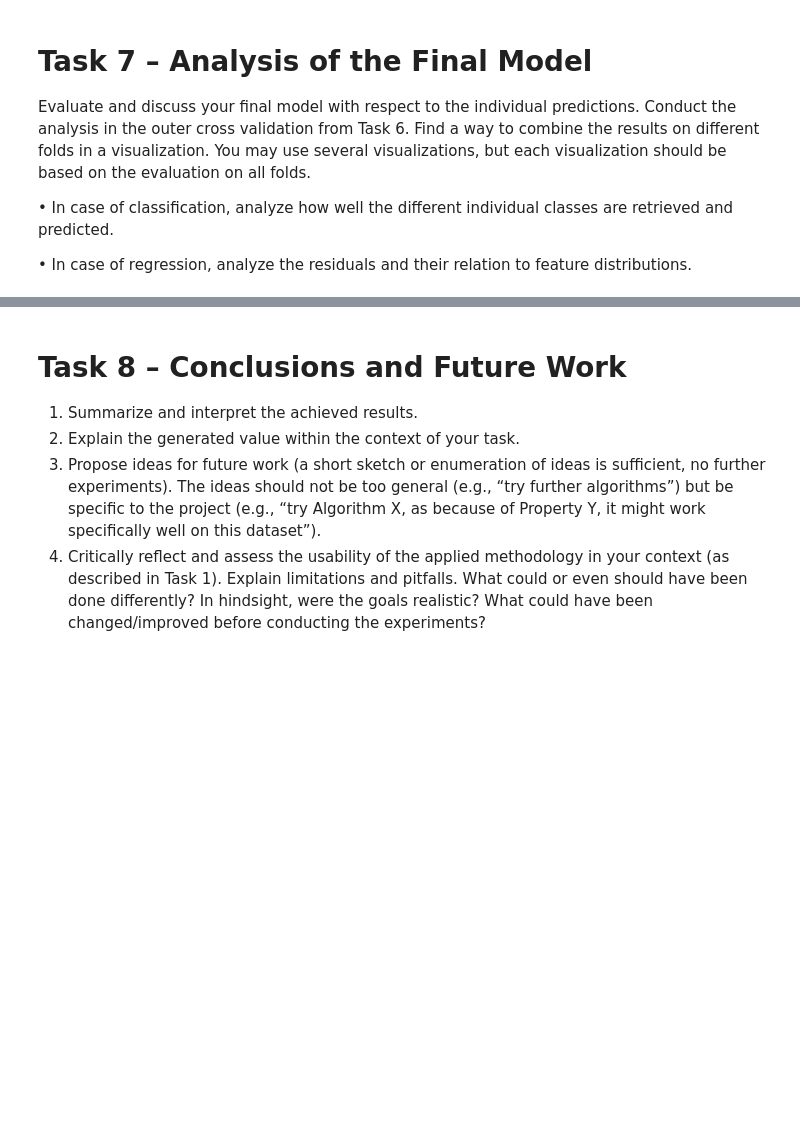
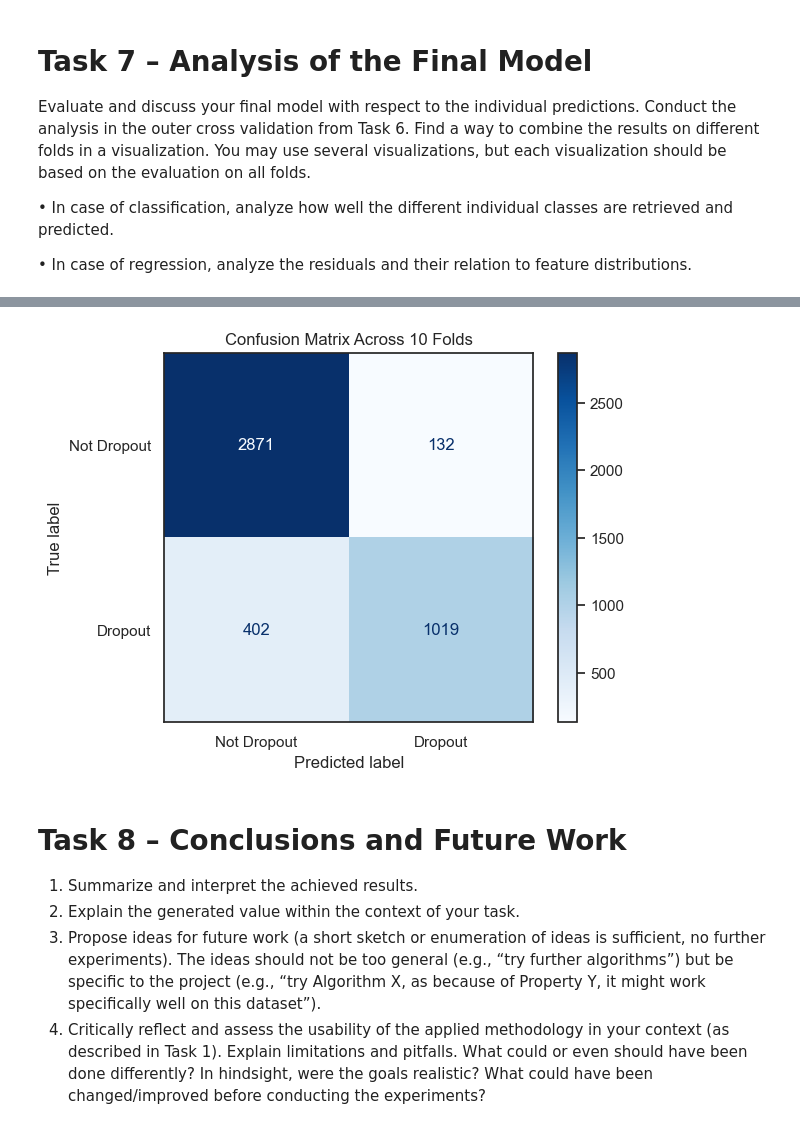
Before and after one commit to Timson1235/clouddocker, a Jupyter notebook: machine_learning/Capstone_Project/experiments.ipynb, the cells around one changed output, grey strips where cells are left out. Drawn from its saved outputs; the diff is of its cells as text; code cells hidden in the pictures; blank space fills up the shorter version.

```diff
--- a/machine_learning/Capstone_Project/experiments.ipynb
+++ b/machine_learning/Capstone_Project/experiments.ipynb
@@ -695,7 +743,7 @@ from sklearn.ensemble import RandomForestClassifier
 
 # Define the number of trees and tree depths to evaluate
 n_trees = [10, 50, 100, 200, 400]
-tree_depths = [5, 10, 15, 20]
+tree_depths = [5, 10, 15, 40]
 
 # Initialize a list to store results and learning curve data
 rf_results = []
@@ -709,7 +757,7 @@ for n in n_trees:
 
         # Evaluate the model
         print(f"Evaluating Random Forest with {n} trees and depth {depth}:")
-        scores_accuracy, scores_f1 = evaluate_model(rf_model, X_scaled, y_dummies)
+        scores_accuracy, scores_f1 = evaluate_model(rf_model, X_scaled, y_dummies, cv=2)
 
         # Print the accuracy and F1 scores for the current setting
         print(f"Accuracy scores: {scores_accuracy}")
@@ -757,8 +805,5 @@ rf_results_df = pd.DataFrame(rf_results)
 
 # Display the DataFrame
 print(rf_results_df)
-
-# Optionally, save the results to a CSV file
-rf_results_df.to_csv('rf_hyperparameter_tuning_results.csv', index=False)
 # %% [output]
 Evaluating Random Forest with 10 trees and depth 5:
@@ -901,7 +986,7 @@ rf_model = RandomForestClassifier(random_state=1)
 
 # Hyperparameter grid
 rf_grid = {'n_estimators': [10, 50, 100, 200, 400],
-           'max_depth': [5, 10, 15, 20]}
+           'max_depth': [5, 10, 15, 20, 40]}
 
 # GridSearchCV for hyperparameter selection
 rf_grid_cv = GridSearchCV(
@@ -957,3 +1089,32 @@ predicted.
+# %%
+from sklearn.metrics import confusion_matrix, ConfusionMatrixDisplay
+
+# Evaluate the model with cross-validation
+from sklearn.model_selection import StratifiedKFold
+
+cv = StratifiedKFold(n_splits=10, shuffle=True, random_state=0)
+y_true, y_pred = [], []
+
+for train_index, test_index in cv.split(X_scaled, y_dummies):
+    X_train, X_test = X_scaled[train_index], X_scaled[test_index]
+    y_train, y_test = y_dummies[train_index], y_dummies[test_index]
+
+    # Fit the model and predict
+    svm_model = SVC(C=50, degree=1, kernel='poly')
+    svm_model.fit(X_train, y_train)
+    y_pred_fold = svm_model.predict(X_test)
+
+    y_true.extend(y_test)
+    y_pred.extend(y_pred_fold)
+
+# Generate confusion matrix
+cm = confusion_matrix(y_true, y_pred)
+disp = ConfusionMatrixDisplay(confusion_matrix=cm, display_labels=['Not Dropout', 'Dropout'])
+disp.plot(cmap=plt.cm.Blues)
+plt.title("Confusion Matrix Across 10 Folds")
+plt.show()
+# %% [output]
+[figure, added]
 # %% [markdown]
 # Task 8 – Conclusions and Future Work
 1. Summarize and interpret the achieved results.
```
Also changed, not shown: parts of 9 cells of this notebook.
